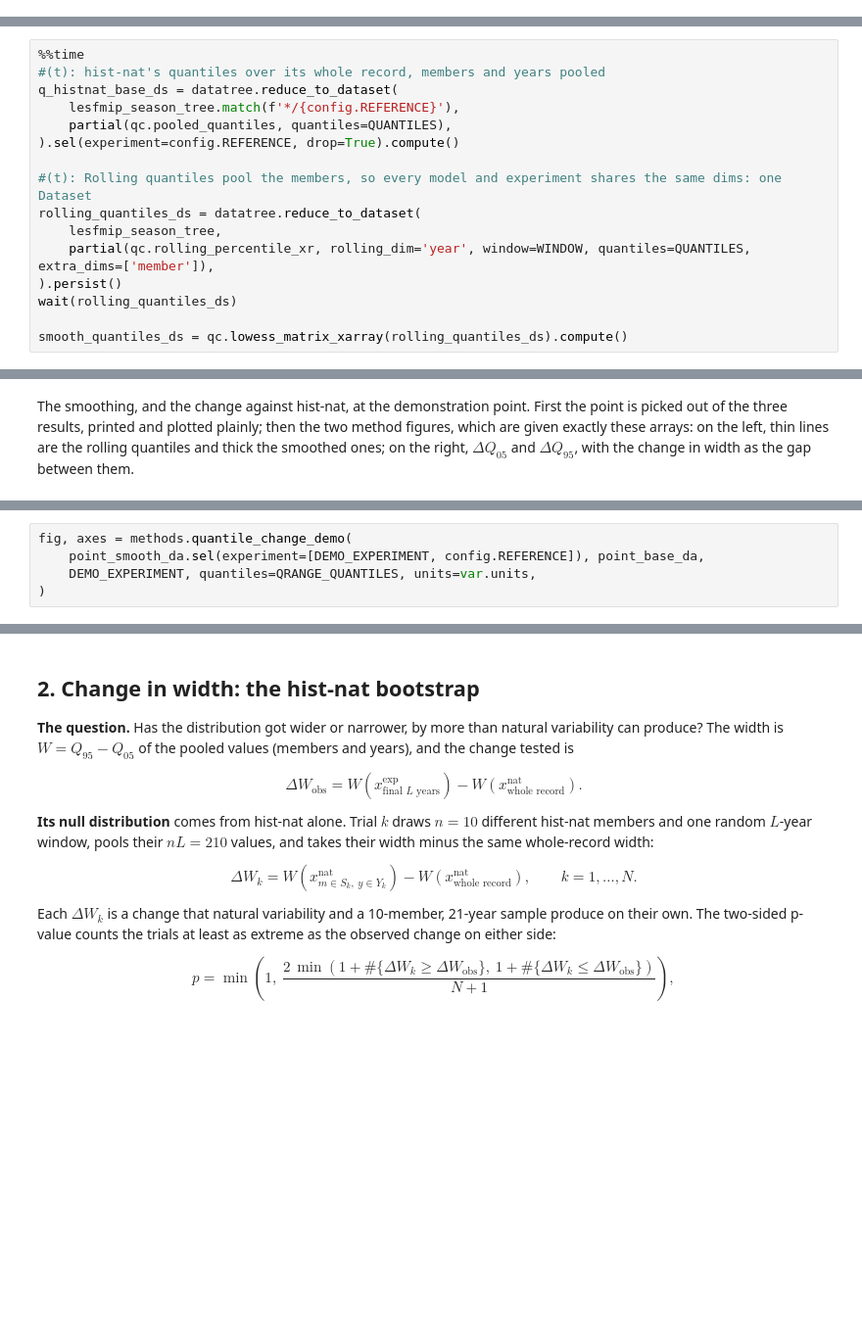
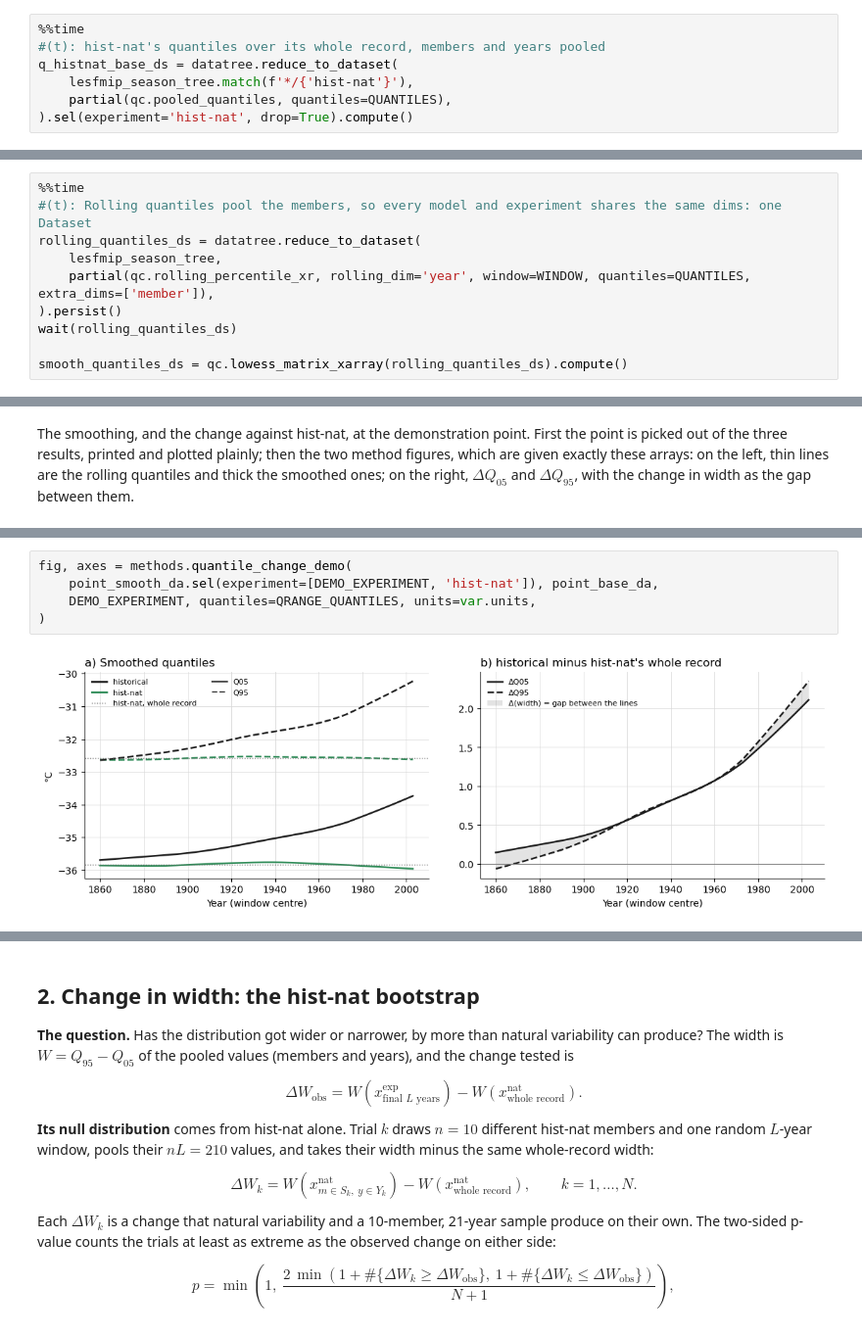
Before and after one commit to alexborowiak/ExtAnt-initial, a Jupyter notebook: notebooks/03_forced_response.ipynb, the cells around one changed output, grey strips where cells are left out. Shown at 98% size. Saved outputs shown, nothing was run; the diff lists cells and outputs as text; blank space fills up the shorter version.

```diff
--- a/notebooks/03_forced_response.ipynb
+++ b/notebooks/03_forced_response.ipynb
@@ -202,2 +261,9 @@ fig, axes = methods.rolling_quantile_demo(demo_experiment_da, demo_rolling_da, y
 # %% [markdown]
 Now everywhere: hist-nat's whole-record quantiles, and the rolling quantiles of every model and experiment (numba, on the cluster), then smoothed.
+# %%
+%%time
+#(t): hist-nat's quantiles over its whole record, members and years pooled
+q_histnat_base_ds = datatree.reduce_to_dataset(
+    lesfmip_season_tree.match(f'*/{'hist-nat'}'),
+    partial(qc.pooled_quantiles, quantiles=QUANTILES),
+).sel(experiment='hist-nat', drop=True).compute()
@@ -204,11 +274,5 @@ Now everywhere: hist-nat's whole-record quantiles, and the rolling quantiles of
 # %%
 %%time
-#(t): hist-nat's quantiles over its whole record, members and years pooled
-q_histnat_base_ds = datatree.reduce_to_dataset(
-    lesfmip_season_tree.match(f'*/{config.REFERENCE}'),
-    partial(qc.pooled_quantiles, quantiles=QUANTILES),
-).sel(experiment=config.REFERENCE, drop=True).compute()
-
 #(t): Rolling quantiles pool the members, so every model and experiment shares the same dims: one Dataset
 rolling_quantiles_ds = datatree.reduce_to_dataset(
     lesfmip_season_tree,
@@ -271,8 +424,10 @@ fig, ax = methods.smoothing_demo(point_rolling_da.sel(experiment=DEMO_EXPERIMENT
 # %%
 fig, axes = methods.quantile_change_demo(
-    point_smooth_da.sel(experiment=[DEMO_EXPERIMENT, config.REFERENCE]), point_base_da,
+    point_smooth_da.sel(experiment=[DEMO_EXPERIMENT, 'hist-nat']), point_base_da,
     DEMO_EXPERIMENT, quantiles=QRANGE_QUANTILES, units=var.units,
 )
+# %% [output]
+[figure, added]
 # %%
 #(t): Check: the years with a complete rolling window, before and after smoothing (the first and last 10 have none)
 for name, valid_da in [('rolling', point_rolling_da), ('smoothed', point_smooth_da)]:
```
Also changed, not shown: parts of 72 cells of this notebook.
